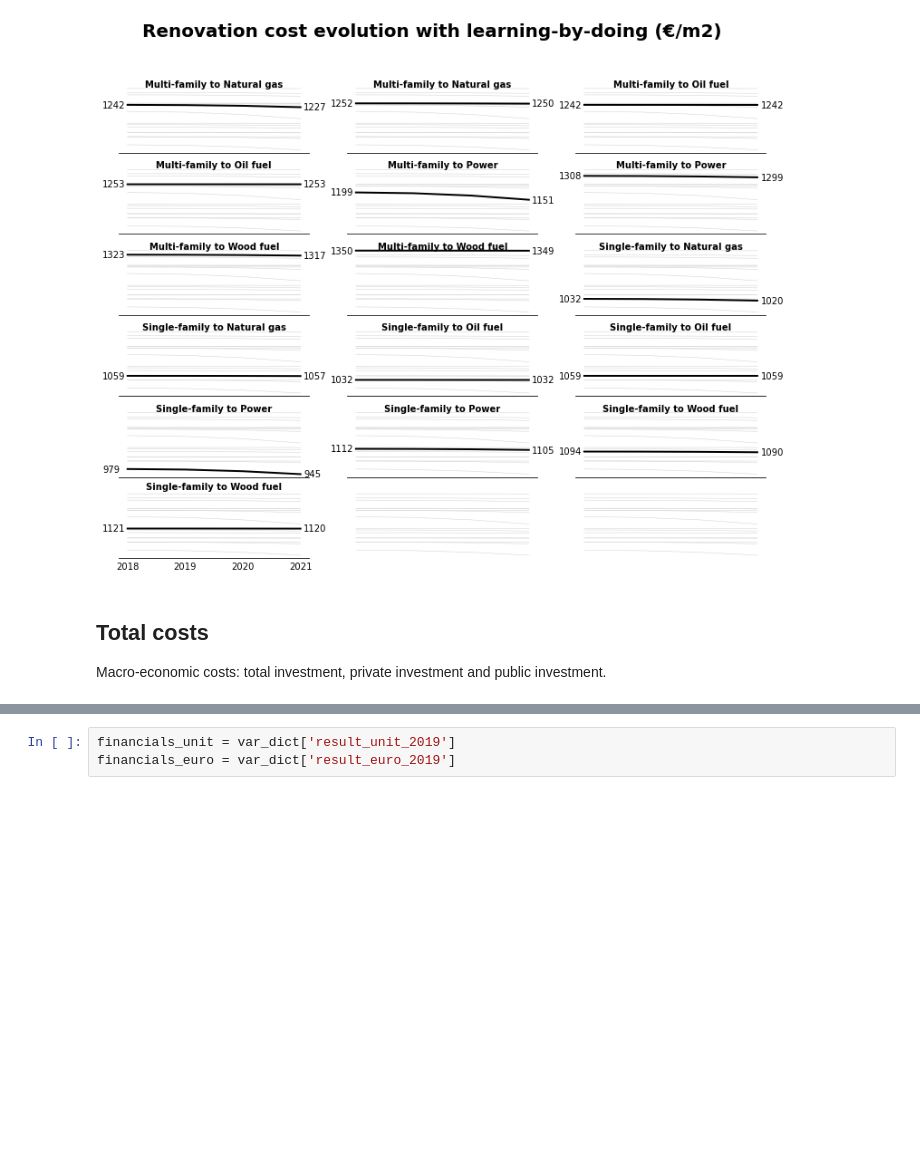
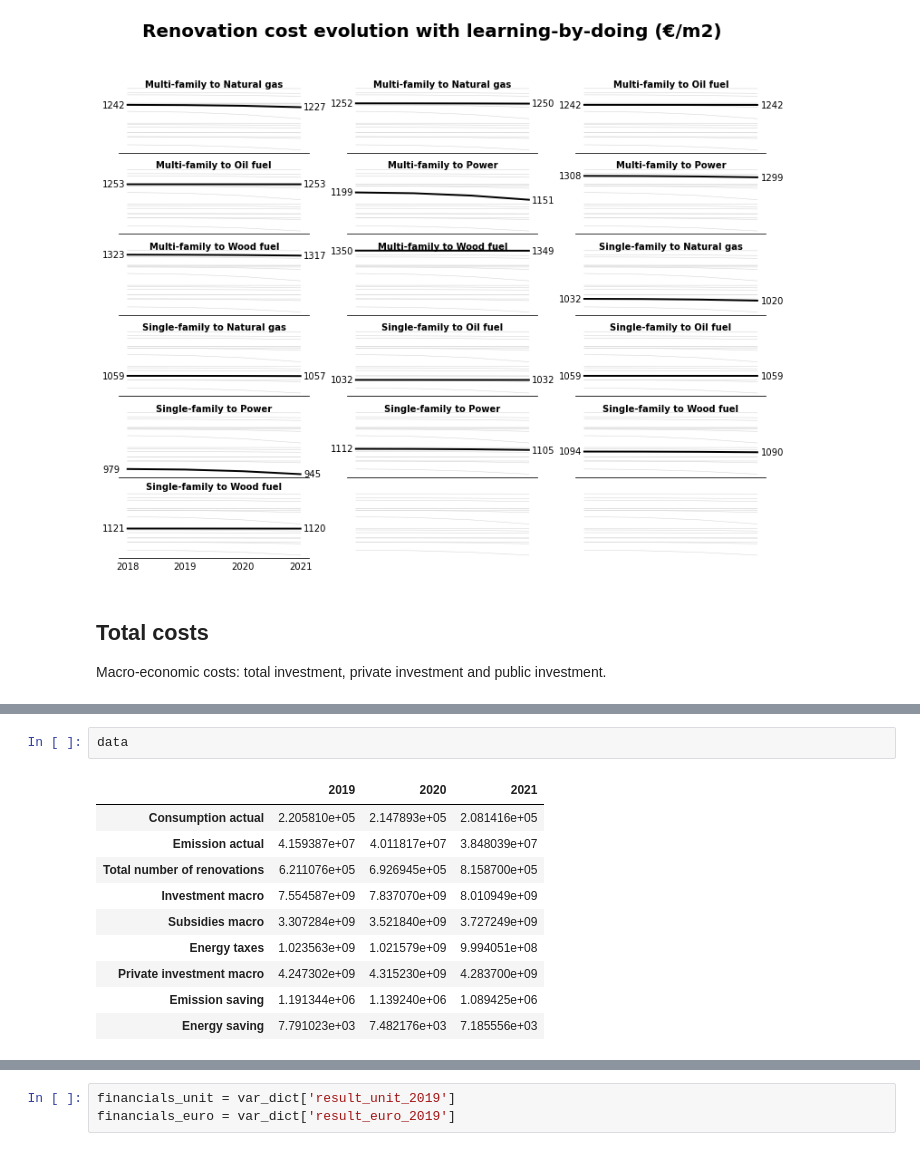
Before and after one commit to CIRED/Res-IRF, a Jupyter notebook: project/user_interface.ipynb, the cells around one changed output, grey strips where cells are left out. Drawn from its saved outputs; the diff is of its cells as text; blank space fills up the shorter version.

```diff
--- a/project/user_interface.ipynb
+++ b/project/user_interface.ipynb
@@ -182,0 +200,13 @@ Macro-economic costs: total investment, private investment and public investment
+# %%
+data
+# %% [output]
+|  | 2019 | 2020 | 2021 |
+| Consumption actual | 2.205810e+05 | 2.147893e+05 | 2.081416e+05 |
+| Emission actual | 4.159387e+07 | 4.011817e+07 | 3.848039e+07 |
+| Total number of renovations | 6.211076e+05 | 6.926945e+05 | 8.158700e+05 |
+| Investment macro | 7.554587e+09 | 7.837070e+09 | 8.010949e+09 |
+| Subsidies macro | 3.307284e+09 | 3.521840e+09 | 3.727249e+09 |
+| Energy taxes | 1.023563e+09 | 1.021579e+09 | 9.994051e+08 |
+| Private investment macro | 4.247302e+09 | 4.315230e+09 | 4.283700e+09 |
+| Emission saving | 1.191344e+06 | 1.139240e+06 | 1.089425e+06 |
+| Energy saving | 7.791023e+03 | 7.482176e+03 | 7.185556e+03 |
```
Also changed, not shown: parts of 17 cells of this notebook, 6 other files.
